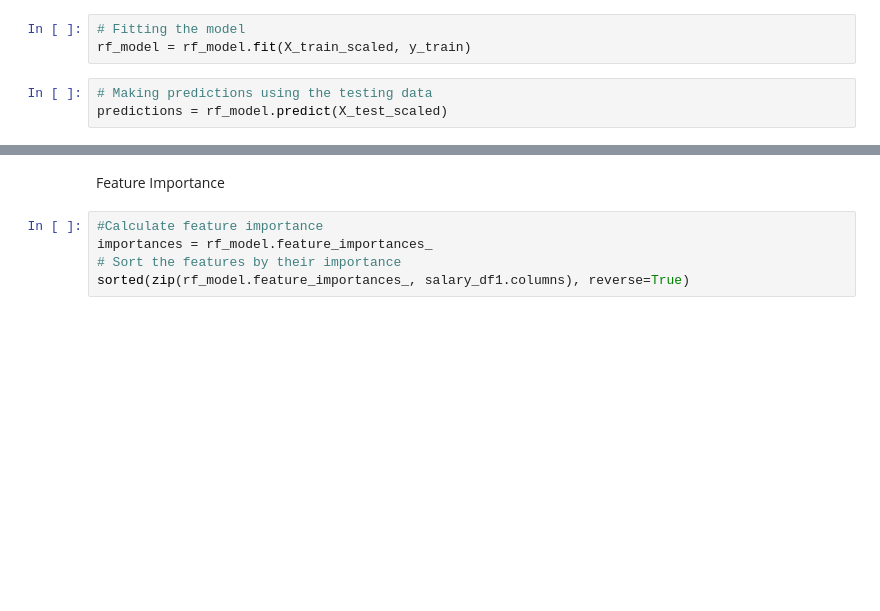
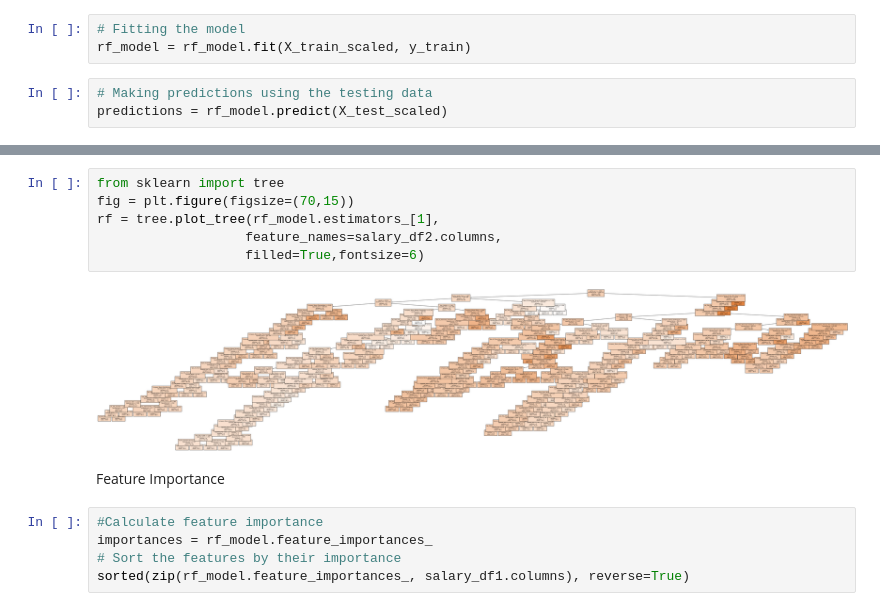
Before and after one commit to zinor3026/Salary-Prediction, a Jupyter notebook: Salary_Prediction.ipynb, the cells around one changed output, grey strips where cells are left out. Saved outputs shown, nothing was run; the diff lists cells and outputs as text; blank space fills up the shorter version.

```diff
--- a/Salary_Prediction.ipynb
+++ b/Salary_Prediction.ipynb
@@ -303,3 +303,11 @@ plt.show()
+# %%
+from sklearn import tree
+fig = plt.figure(figsize=(70,15))
+rf = tree.plot_tree(rf_model.estimators_[1],
+                   feature_names=salary_df2.columns,
+                   filled=True,fontsize=6)
+# %% [output]
+[figure, added]
 # %% [markdown]
 Feature Importance
 # %%
```
Also changed, not shown: parts of 8 cells of this notebook, 1 other file.
